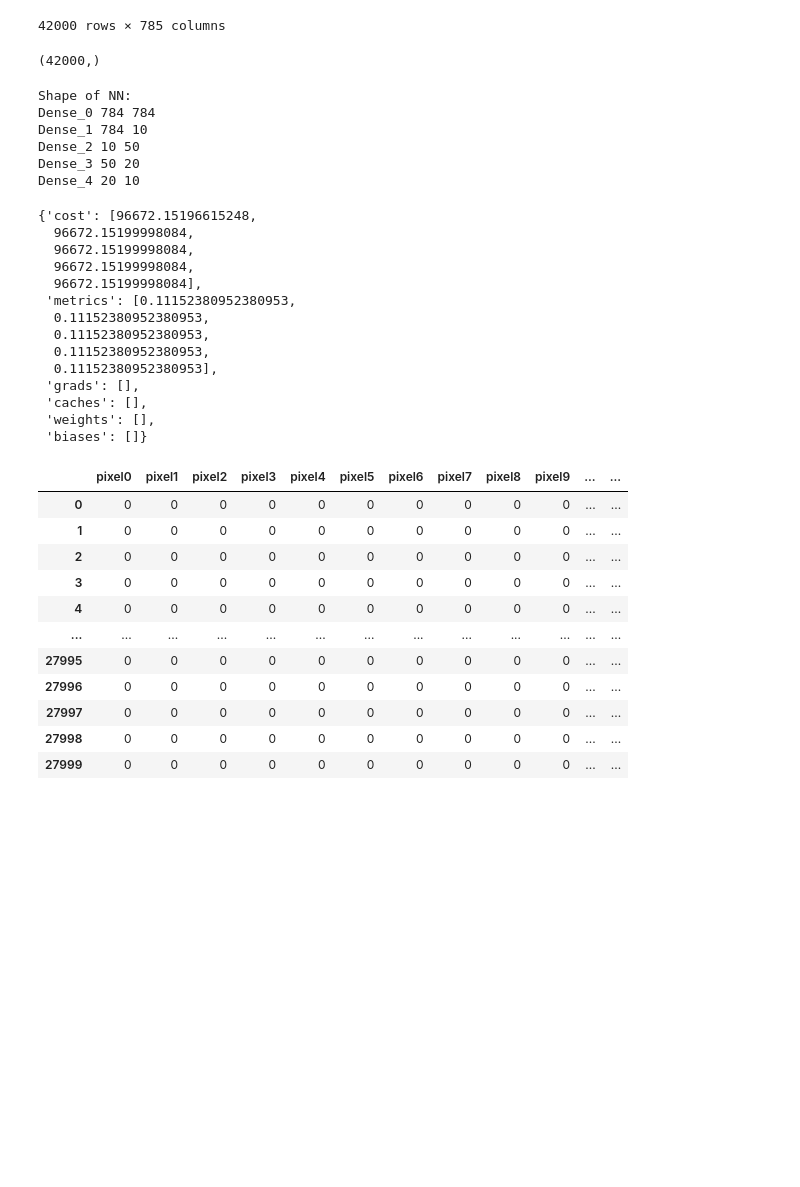
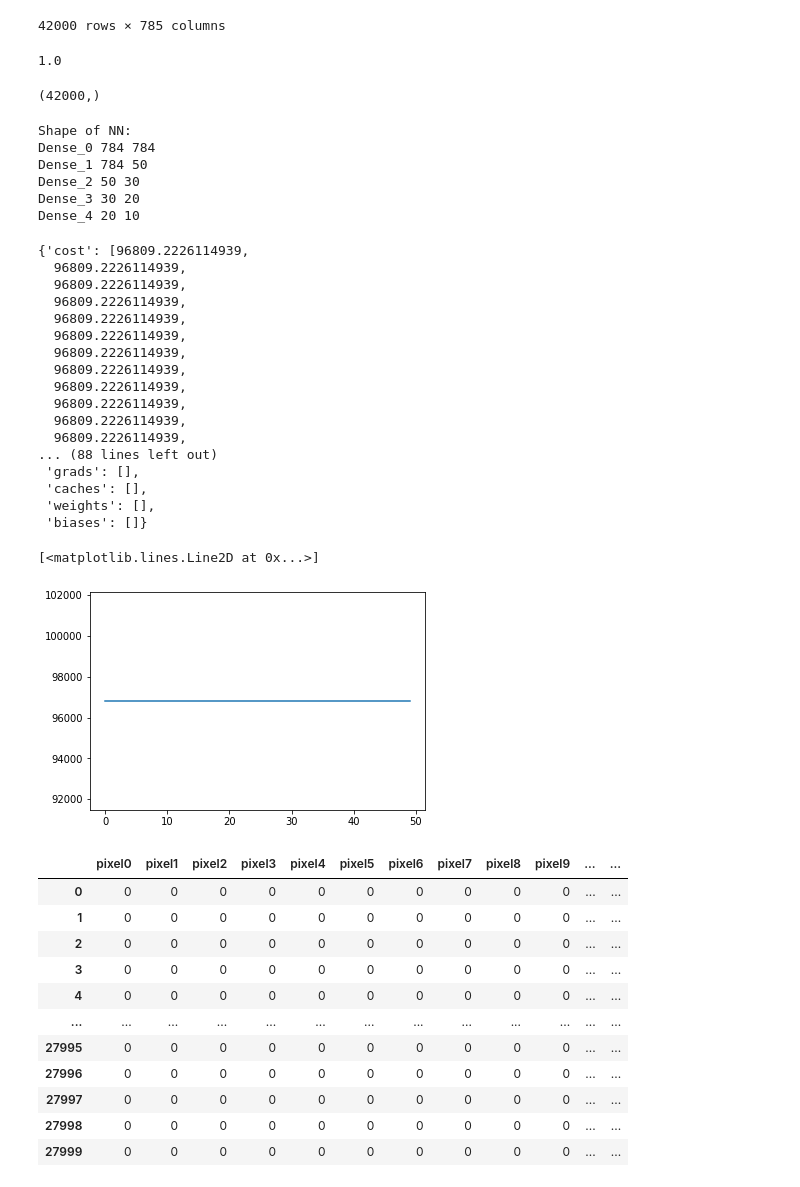
Before and after one commit to MichalBortkiewicz/mlp-neural-network, a Jupyter notebook: notebooks/kaggle.ipynb, the cells around one changed output. Saved outputs shown, nothing was run; the diff lists cells and outputs as text; code cells hidden in the pictures; blank space fills up the shorter version.

```diff
--- a/notebooks/kaggle.ipynb
+++ b/notebooks/kaggle.ipynb
@@ -37,13 +37,19 @@ train_data
 # %%
 train_X = train_data.drop('label', axis=1).values
 train_Y = train_data['label'].values.reshape(-1,1)
+# %%
+train_X = train_X/255
+# %%
+np.max(train_X)
+# %% [output]
+1.0
 # %%
 train_Y = np.reshape(train_Y, (train_Y.shape[0],))
 train_Y.shape
 # %% [output]
 (42000,)
 # %%
-nn = NeuralNetwork(n_layers=5, n_neurons_per_layer=[784, 10, 50, 20, 10], act_funcs=['sigmoid', 'relu', 'relu', 'relu', 'softmax'],
+nn = NeuralNetwork(n_layers=5, n_neurons_per_layer=[784, 50, 30, 20, 10], act_funcs=['sigmoid', 'relu', 'relu', 'relu', 'softmax'],
                    bias=True, problem='classification', error_function='cross_entropy')
 print("Shape of NN:")
 for layer in nn.layers:
@@ -51,27 +57,35 @@ for layer in nn.layers:
 # %% [output]
 Shape of NN:
 Dense_0 784 784
-Dense_1 784 10
-Dense_2 10 50
-Dense_3 50 20
+Dense_1 784 50
+Dense_2 50 30
+Dense_3 30 20
 Dense_4 20 10
 # %%
-nn.train(train_X.T, train_Y, epochs=5, batch_size=32, alpha=0.1)
+nn.train(train_X.T, train_Y, epochs=50, batch_size=32, alpha=0.7)
 # %% [output]
-{'cost': [96672.15196615248,
-  96672.15199998084,
-  96672.15199998084,
-  96672.15199998084,
-  96672.15199998084],
- 'metrics': [0.11152380952380953,
-  0.11152380952380953,
-  0.11152380952380953,
-  0.11152380952380953,
-  0.11152380952380953],
+{'cost': [96809.2226114939,
+  96809.2226114939,
+  96809.2226114939,
+  96809.2226114939,
+  96809.2226114939,
+  96809.2226114939,
+  96809.2226114939,
+  96809.2226114939,
+  96809.2226114939,
+  96809.2226114939,
+  96809.2226114939,
+  96809.2226114939,
+... (88 lines left out)
  'grads': [],
  'caches': [],
  'weights': [],
  'biases': []}
+# %%
+plt.plot(list(range(len(nn.history['cost']))), nn.history['cost'])
+# %% [output]
+[<matplotlib.lines.Line2D at 0x...>]
+[figure, added]
 # %%
 test_data = pd.read_csv(test_file)
 # %%
```
Also changed, not shown: parts of 1 cell of this notebook.
